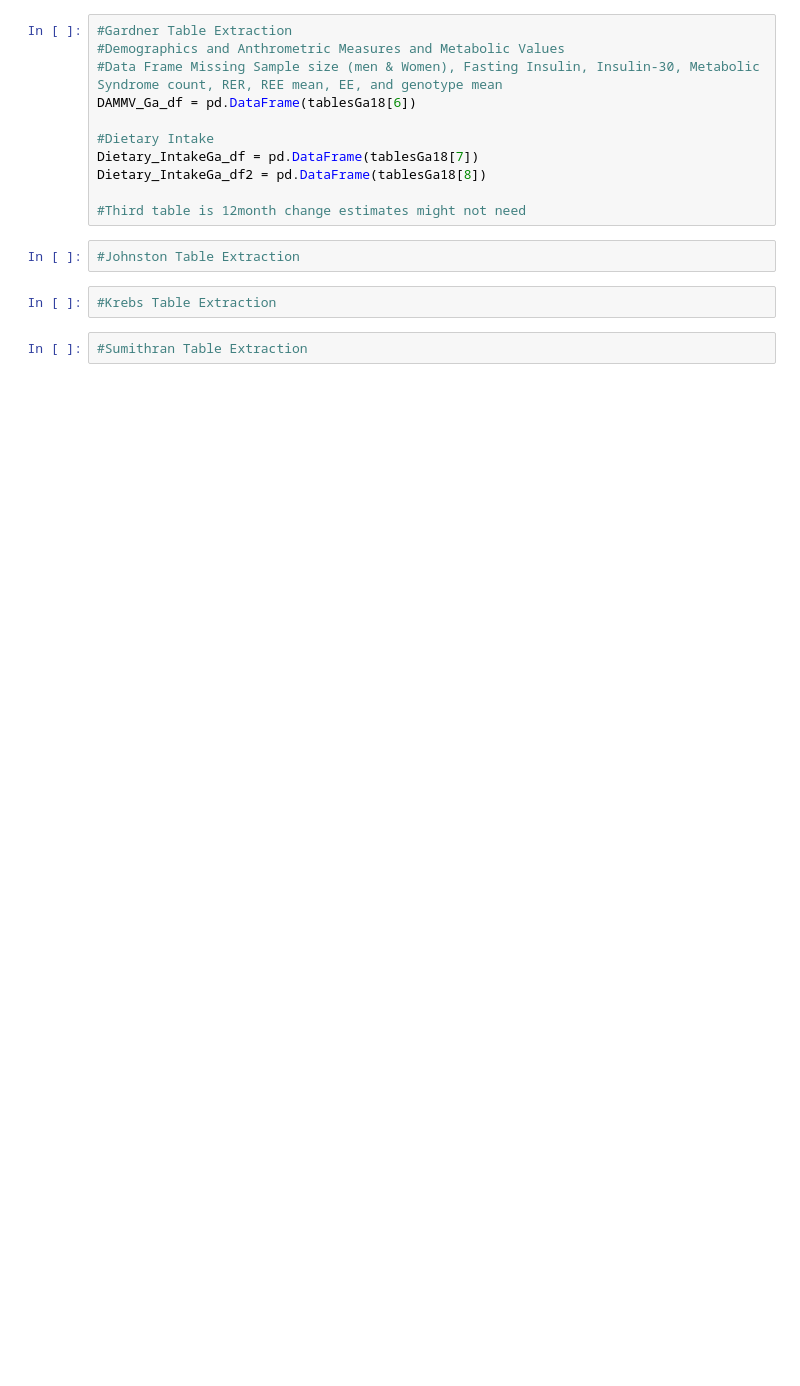
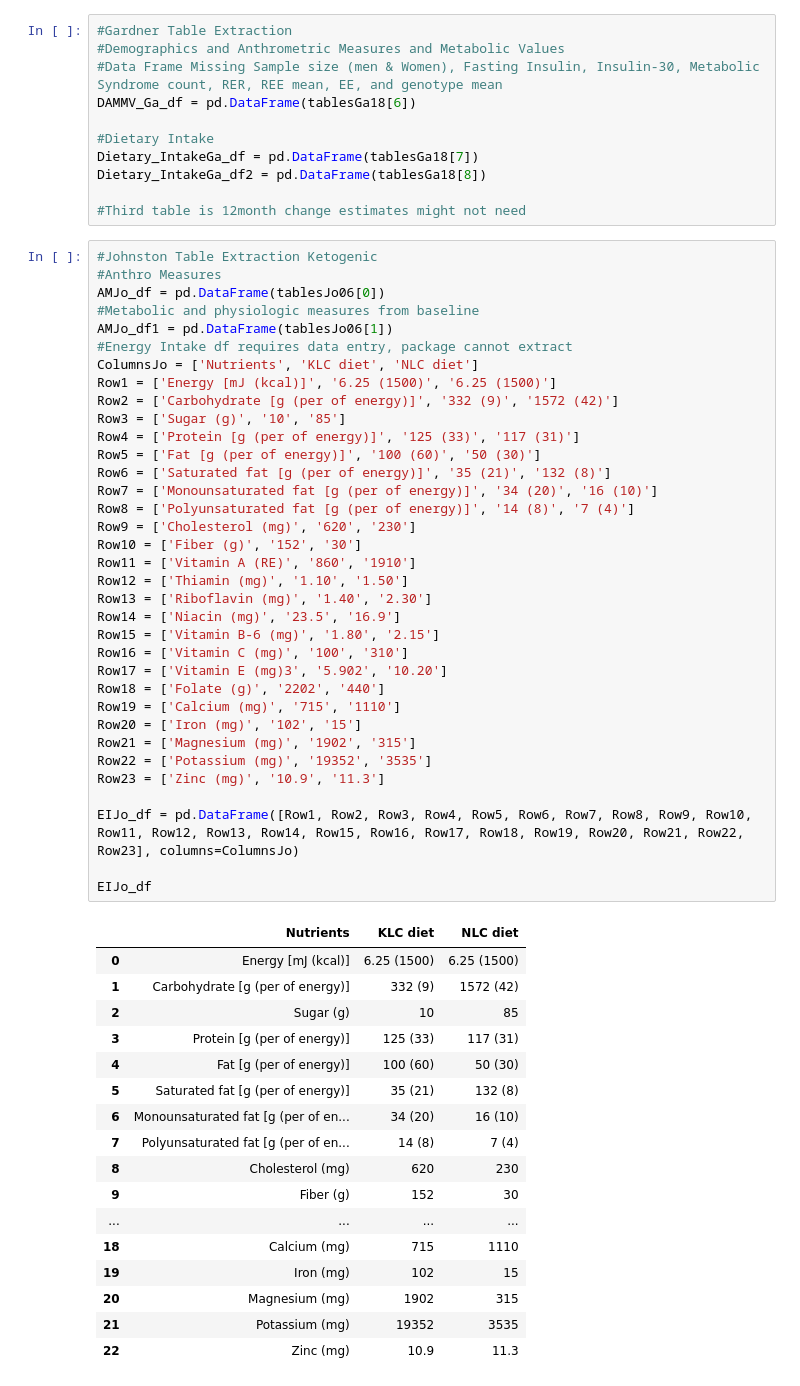
Before and after one commit to oas95/Dietary_Interventions_for_Insulin_Sensitivy_Project, a Jupyter notebook: PyDIonIS/data_extraction.ipynb, the cells around one changed output. Saved outputs shown, nothing was run; the diff lists cells and outputs as text; blank space fills up the shorter version.

Commit message:
created dfs for Johnston, Krebs, and Sumithran

```diff
--- a/PyDIonIS/data_extraction.ipynb
+++ b/PyDIonIS/data_extraction.ipynb
@@ -107,9 +109,56 @@ Dietary_IntakeGa_df = pd.DataFrame(tablesGa18[7])
 Dietary_IntakeGa_df2 = pd.DataFrame(tablesGa18[8])
 
 #Third table is 12month change estimates might not need
-# %%
-#Johnston Table Extraction
-# %%
-#Krebs Table Extraction
-# %%
-#Sumithran Table Extraction
+# %%
+#Johnston Table Extraction Ketogenic
+#Anthro Measures
+AMJo_df = pd.DataFrame(tablesJo06[0])
+#Metabolic and physiologic measures from baseline
+AMJo_df1 = pd.DataFrame(tablesJo06[1])
+#Energy Intake df requires data entry, package cannot extract
+ColumnsJo = ['Nutrients', 'KLC diet', 'NLC diet']
+Row1 = ['Energy [mJ (kcal)]', '6.25 (1500)', '6.25 (1500)']
+Row2 = ['Carbohydrate [g (per of energy)]', '332 (9)', '1572 (42)']
+Row3 = ['Sugar (g)', '10', '85']
+Row4 = ['Protein [g (per of energy)]', '125 (33)', '117 (31)']
+Row5 = ['Fat [g (per of energy)]', '100 (60)', '50 (30)']
+Row6 = ['Saturated fat [g (per of energy)]', '35 (21)', '132 (8)']
+Row7 = ['Monounsaturated fat [g (per of energy)]', '34 (20)', '16 (10)']
+Row8 = ['Polyunsaturated fat [g (per of energy)]', '14 (8)', '7 (4)']
+Row9 = ['Cholesterol (mg)', '620', '230']
+Row10 = ['Fiber (g)', '152', '30']
+Row11 = ['Vitamin A (RE)', '860', '1910']
+Row12 = ['Thiamin (mg)', '1.10', '1.50']
+Row13 = ['Riboflavin (mg)', '1.40', '2.30']
+Row14 = ['Niacin (mg)', '23.5', '16.9']
+Row15 = ['Vitamin B-6 (mg)', '1.80', '2.15']
+Row16 = ['Vitamin C (mg)', '100', '310']
+Row17 = ['Vitamin E (mg)3', '5.902', '10.20']
+Row18 = ['Folate (g)', '2202', '440']
+Row19 = ['Calcium (mg)', '715', '1110']
+Row20 = ['Iron (mg)', '102', '15']
+Row21 = ['Magnesium (mg)', '1902', '315']
+Row22 = ['Potassium (mg)', '19352', '3535']
+Row23 = ['Zinc (mg)', '10.9', '11.3']
+
+EIJo_df = pd.DataFrame([Row1, Row2, Row3, Row4, Row5, Row6, Row7, Row8, Row9, Row10, Row11, Row12, Row13, Row14, Row15, Row16, Row17, Row18, Row19, Row20, Row21, Row22, Row23], columns=ColumnsJo)
+
+EIJo_df
+# %% [output]
+|  | Nutrients | KLC diet | NLC diet |
+| 0 | Energy [mJ (kcal)] | 6.25 (1500) | 6.25 (1500) |
+| 1 | Carbohydrate [g (per of energy)] | 332 (9) | 1572 (42) |
+| 2 | Sugar (g) | 10 | 85 |
+| 3 | Protein [g (per of energy)] | 125 (33) | 117 (31) |
+| 4 | Fat [g (per of energy)] | 100 (60) | 50 (30) |
+| 5 | Saturated fat [g (per of energy)] | 35 (21) | 132 (8) |
+| 6 | Monounsaturated fat [g (per of en... | 34 (20) | 16 (10) |
+| 7 | Polyunsaturated fat [g (per of en... | 14 (8) | 7 (4) |
+| 8 | Cholesterol (mg) | 620 | 230 |
+| 9 | Fiber (g) | 152 | 30 |
+| ... | ... | ... | ... |
+| 18 | Calcium (mg) | 715 | 1110 |
+| 19 | Iron (mg) | 102 | 15 |
+| 20 | Magnesium (mg) | 1902 | 315 |
+| 21 | Potassium (mg) | 19352 | 3535 |
+| 22 | Zinc (mg) | 10.9 | 11.3 |
```
Also changed, not shown: parts of 7 cells of this notebook.
